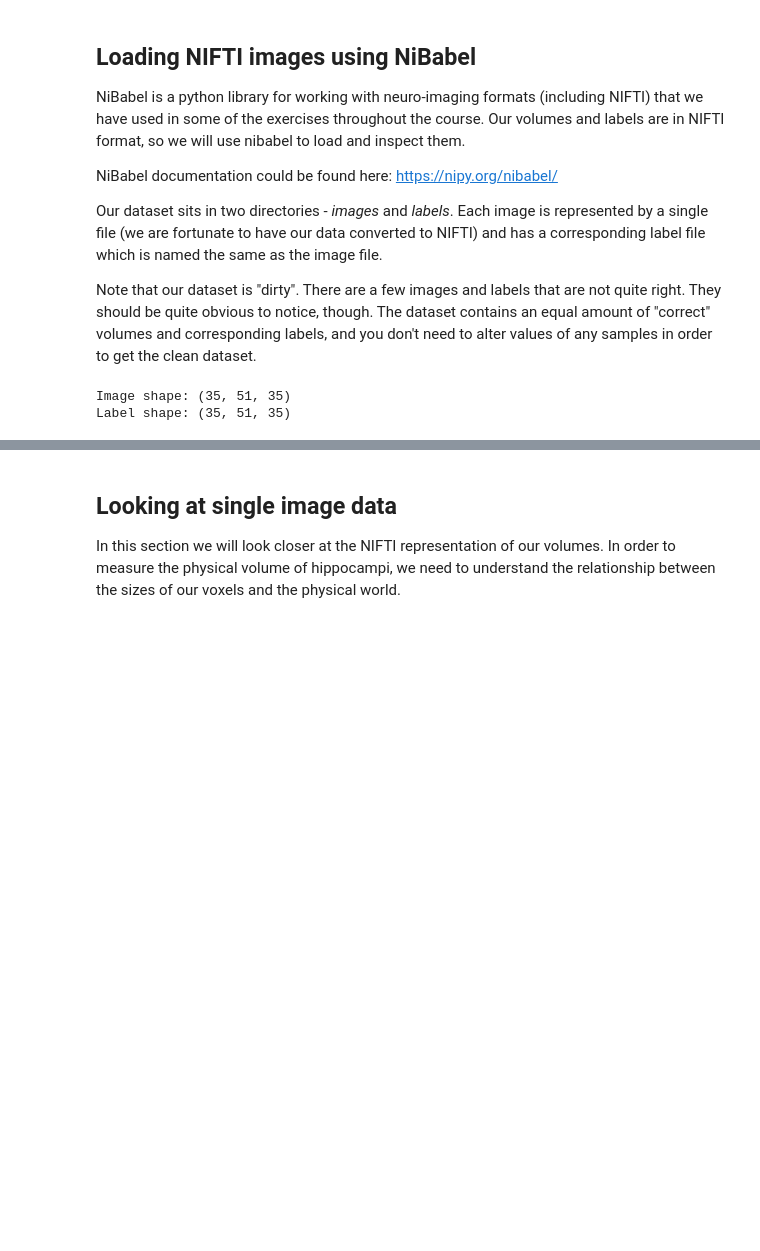
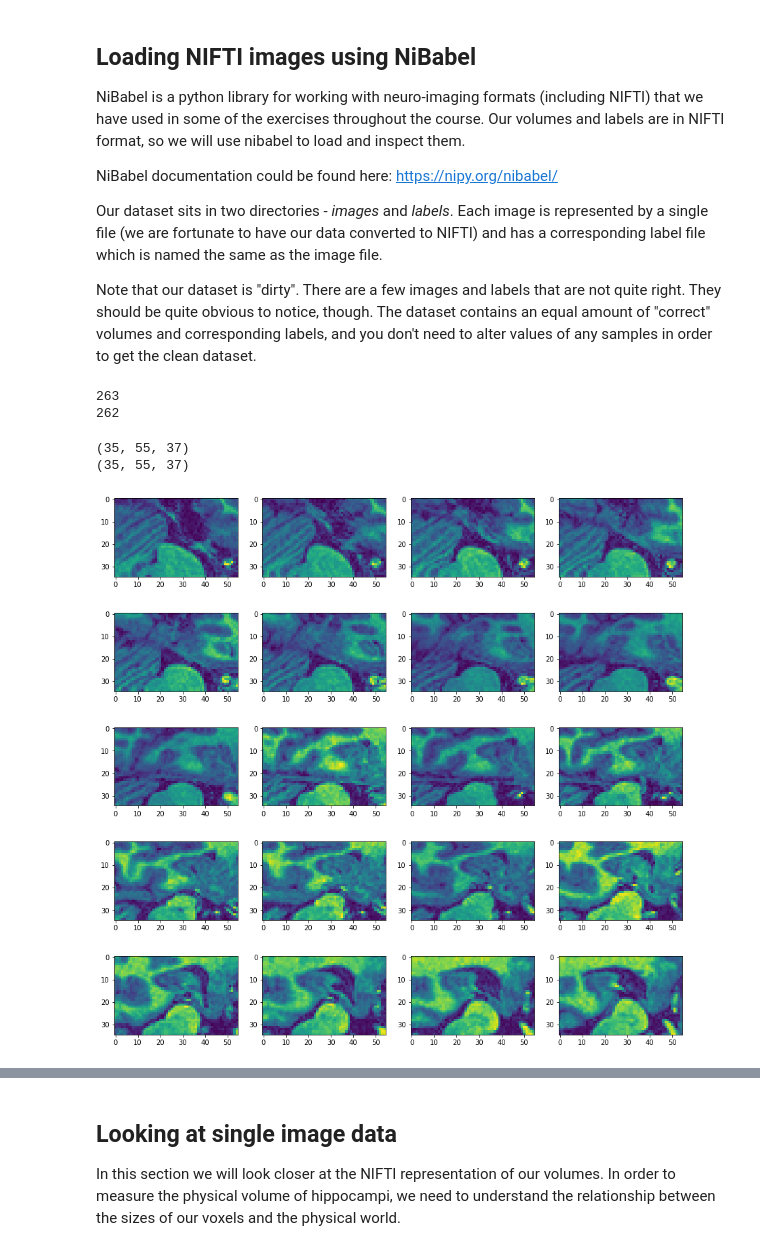
Before and after one commit to Ikram-Ullah-Kakar/healthcare_project, a Jupyter notebook: Hippocampal Volume Quantification in Alzheimer's Progression/Section 1/Final Project EDA.ipynb, the cells around one changed output, grey strips where cells are left out. Saved outputs shown, nothing was run; the diff lists cells and outputs as text; code cells hidden in the pictures; blank space fills up the shorter version.

```diff
--- a/Hippocampal Volume Quantification in Alzheimer's Progression/Section 1/Final Project EDA.ipynb
+++ b/Hippocampal Volume Quantification in Alzheimer's Progression/Section 1/Final Project EDA.ipynb
@@ -20,23 +25,40 @@ NiBabel documentation could be found here: https://nipy.org/nibabel/
 Our dataset sits in two directories - *images* and *labels*. Each image is represented by a single file (we are fortunate to have our data converted to NIFTI) and has a corresponding label file which is named the same as the image file.
 
 Note that our dataset is "dirty". There are a few images and labels that are not quite right. They should be quite obvious to notice, though. The dataset contains an equal amount of "correct" volumes and corresponding labels, and you don't need to alter values of any samples in order to get the clean dataset.
-# %%
-# TASK: Your data sits in directory /data/TrainingSet.
-dir_training = '/data/TrainingSet'
-
-paths_images = [[os.path.join(root,f) for f in files] for root,dirs,files in os.walk(dir_training + '/images/')][0]
-paths_labels = [os.path.join(dir_training + '/labels/', os.path.basename(path)) for path in paths_images]
-
-image = nib.load(dir_training + '/images/hippocampus_001.nii.gz')
-label = nib.load(dir_training + '/labels/hippocampus_001.nii.gz')
-
-image_data = image.get_fdata()
-label_data = label.get_fdata()
-# Load an image and a segmentation mask into variables called image and label
-# %%
-
-print(f'Image shape: {image_data.shape}')
-print(f'Label shape: {label_data.shape}')
-# %% [output]
-Image shape: (35, 51, 35)
-Label shape: (35, 51, 35)
+# %%
+# TASK: Your data sits in directory /data/TrainingSet.
+# Load an image and a segmentation mask into variables called image and label
+images = []
+for filename in glob.glob('../../data/TrainingSet/images/*.nii.gz'):
+    im=nib.load(filename)
+    images.append(im)
+
+labels = []
+for filename in glob.glob('../../data/TrainingSet/labels/*.nii.gz'):
+    im=nib.load(filename)
+    labels.append(im)
+
+print(len(images))
+print(len(labels))
+# %% [output]
+263
+262
+# %%
+img1 = images[0].get_fdata()
+lab1 = labels[0].get_fdata()
+print(img1.shape)
+print(lab1.shape)
+# %% [output]
+(35, 55, 37)
+(35, 55, 37)
+# %%
+fig=plt.figure(figsize=(15, 15))
+columns = 4
+rows = 5
+for i in range(1, columns*rows +1):
+    img = np.random.randint(10, size=(10,10))
+    fig.add_subplot(rows, columns, i)
+    plt.imshow(img1[:,:,i])
+plt.show()
+# %% [output]
+[figure, added]
```
Also changed, not shown: parts of 42 cells of this notebook, 17 other files.
